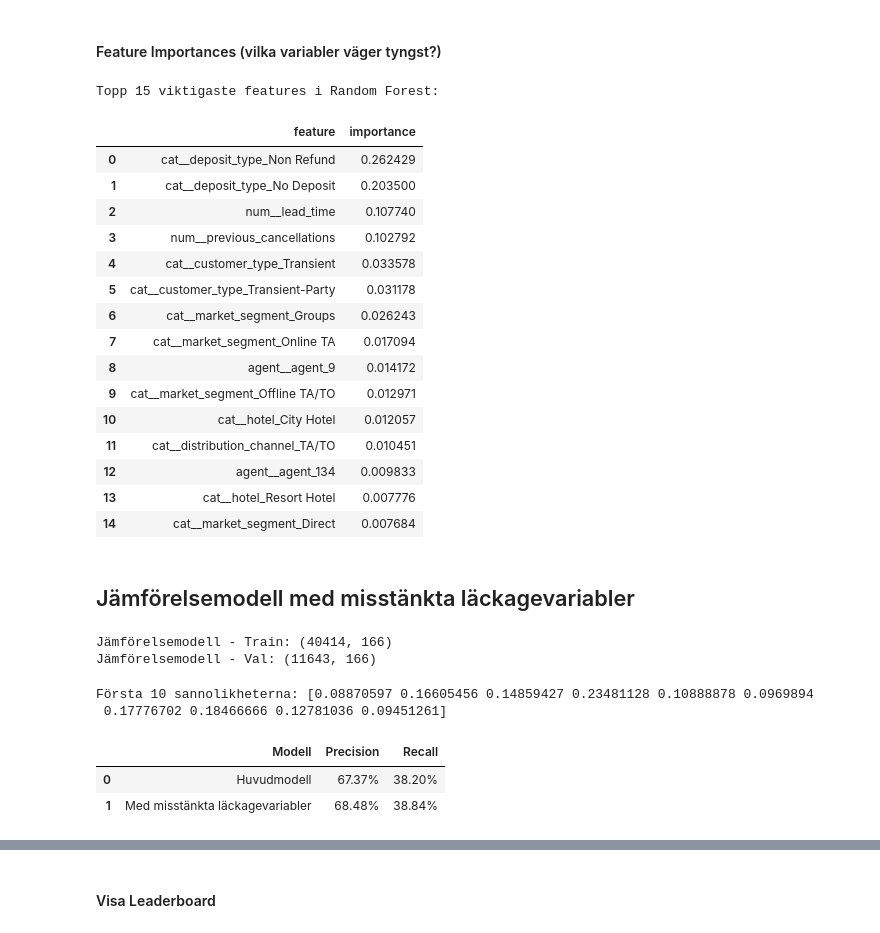
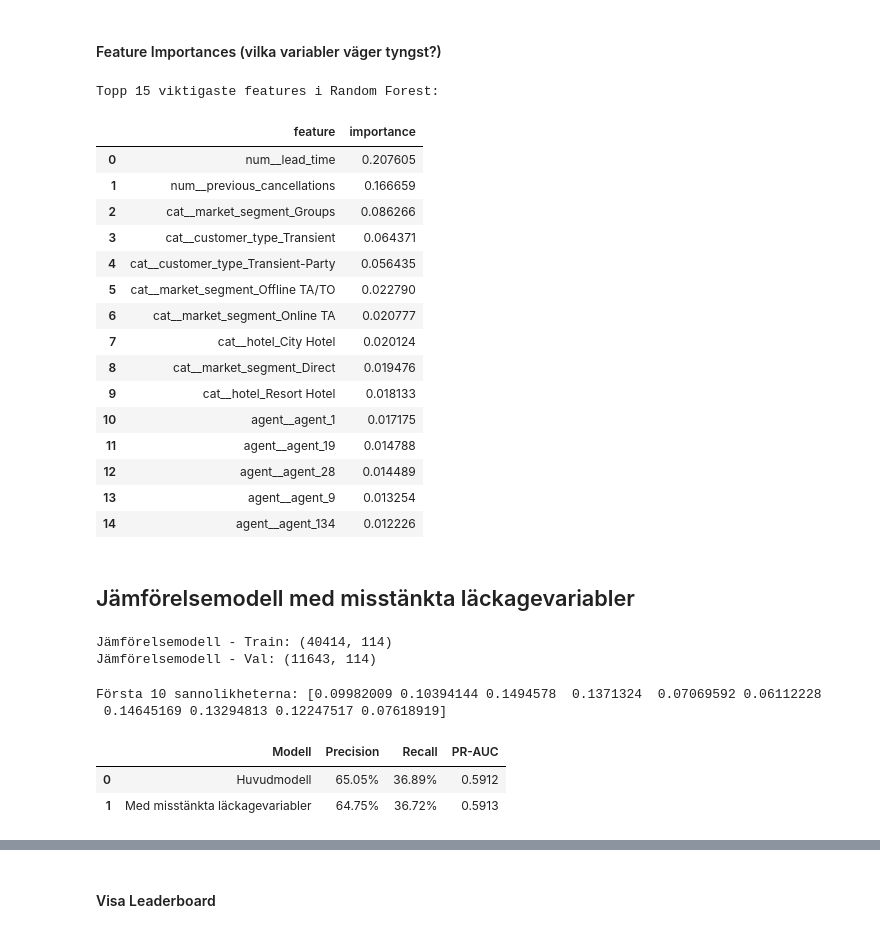
Before and after one commit to Shara-Hysen/data-science-group-project, a Jupyter notebook: notebooks/05_random_forest.ipynb, the cells around one changed output, grey strips where cells are left out. Saved outputs shown, nothing was run; the diff lists cells and outputs as text; code cells hidden in the pictures.

```diff
--- a/notebooks/05_random_forest.ipynb
+++ b/notebooks/05_random_forest.ipynb
@@ -58,11 +58,11 @@ Valideringsdata (val): (11643, 34)
 # %%
 # 1. Separera X och y för träning och validering
-X_train_full, y_train = split_features_target(train, include_deposit_type=True)
-X_val_full, y_val = split_features_target(val, include_deposit_type=True)
+X_train_full, y_train = split_features_target(train, include_deposit_type=False)
+X_val_full, y_val = split_features_target(val, include_deposit_type=False)
 
 # 2. Skapa preprocessor och transformera
 # Vi kör fit_transform på träning och bara transform på validering för att undvika dataläckage
-preprocessor_full = build_preprocessor(include_deposit_type=True)
+preprocessor_full = build_preprocessor(include_deposit_type=False)
 X_train_full_p = preprocessor_full.fit_transform(X_train_full)
 X_val_full_p = preprocessor_full.transform(X_val_full)
 
@@ -430,40 +444,40 @@ display(df_importance.head(15))
 # %% [output]
 Topp 15 viktigaste features i Random Forest:
 |  | feature | importance |
-| 0 | cat__deposit_type_Non Refund | 0.262429 |
-| 1 | cat__deposit_type_No Deposit | 0.203500 |
-| 2 | num__lead_time | 0.107740 |
-| 3 | num__previous_cancellations | 0.102792 |
-| 4 | cat__customer_type_Transient | 0.033578 |
-| 5 | cat__customer_type_Transient-Party | 0.031178 |
-| 6 | cat__market_segment_Groups | 0.026243 |
-| 7 | cat__market_segment_Online TA | 0.017094 |
-| 8 | agent__agent_9 | 0.014172 |
-| 9 | cat__market_segment_Offline TA/TO | 0.012971 |
-| 10 | cat__hotel_City Hotel | 0.012057 |
-| 11 | cat__distribution_channel_TA/TO | 0.010451 |
-| 12 | agent__agent_134 | 0.009833 |
-| 13 | cat__hotel_Resort Hotel | 0.007776 |
-| 14 | cat__market_segment_Direct | 0.007684 |
+| 0 | num__lead_time | 0.207605 |
+| 1 | num__previous_cancellations | 0.166659 |
+| 2 | cat__market_segment_Groups | 0.086266 |
+| 3 | cat__customer_type_Transient | 0.064371 |
+| 4 | cat__customer_type_Transient-Party | 0.056435 |
+| 5 | cat__market_segment_Offline TA/TO | 0.022790 |
+| 6 | cat__market_segment_Online TA | 0.020777 |
+| 7 | cat__hotel_City Hotel | 0.020124 |
+| 8 | cat__market_segment_Direct | 0.019476 |
+| 9 | cat__hotel_Resort Hotel | 0.018133 |
+| 10 | agent__agent_1 | 0.017175 |
+| 11 | agent__agent_19 | 0.014788 |
+| 12 | agent__agent_28 | 0.014489 |
+| 13 | agent__agent_9 | 0.013254 |
+| 14 | agent__agent_134 | 0.012226 |
 # %% [markdown]
 ## Jämförelsemodell med misstänkta läckagevariabler
 # %%
 # Förbered data med misstänkta läckagevariabler
 X_train_leak, y_train_leak = split_features_target(
     train,
-    include_deposit_type=True,
-    include_suspected_leakage=True
+    include_deposit_type=False,
+    include_suspected_leakage=False
 )
 
 X_val_leak, y_val_leak = split_features_target(
     val,
-    include_deposit_type=True,
-    include_suspected_leakage=True
+    include_deposit_type=False,
+    include_suspected_leakage=False
 )
 
 preprocessor_leak = build_preprocessor(
-    include_deposit_type=True,
-    include_suspected_leakage=True
+    include_deposit_type=False,
+    include_suspected_leakage=False
 )
 
 X_train_leak_p = preprocessor_leak.fit_transform(X_train_leak)
@@ -472,8 +486,8 @@ X_val_leak_p = preprocessor_leak.transform(X_val_leak)
 print("Jämförelsemodell - Train:", X_train_leak_p.shape)
 print("Jämförelsemodell - Val:", X_val_leak_p.shape)
 # %% [output]
-Jämförelsemodell - Train: (40414, 166)
-Jämförelsemodell - Val: (11643, 166)
+Jämförelsemodell - Train: (40414, 114)
+Jämförelsemodell - Val: (11643, 114)
 # %%
 # Samma hyperparametrar som huvudmodellen
 rf_leak = train_random_forest(
@@ -492,37 +506,40 @@ probas_leak = predict_probabilities(
 
 print("Första 10 sannolikheterna:", probas_leak[:10])
 # %% [output]
-Första 10 sannolikheterna: [0.08870597 0.16605456 0.14859427 0.23481128 0.10888878 0.0969894
- 0.17776702 0.18466666 0.12781036 0.09451261]
+Första 10 sannolikheterna: [0.09982009 0.10394144 0.1494578  0.1371324  0.07069592 0.06112228
+ 0.14645169 0.13294813 0.12247517 0.07618919]
 # %%
 # Utvärdera jämförelsemodellen
 metrics_leak = evaluate_top_share(
     y_val_leak,
     probas_leak,
     share=0.20
 )
 
 # Jämför med huvudmodellen
 comparison = pd.DataFrame([
     {
         "Modell": "Huvudmodell",
         "Precision": metrics_full["precision"],
-        "Recall": metrics_full["recall"]
+        "Recall": metrics_full["recall"],
+        "PR-AUC": metrics_full["pr_auc"]
     },
     {
         "Modell": "Med misstänkta läckagevariabler",
         "Precision": metrics_leak["precision"],
-        "Recall": metrics_leak["recall"]
+        "Recall": metrics_leak["recall"],
+        "PR-AUC": metrics_leak["pr_auc"]
     }
 ])
 
 display(
     comparison.style.format({
         "Precision": "{:.2%}",
-        "Recall": "{:.2%}"
+        "Recall": "{:.2%}",
+        "PR-AUC": "{:.4f}"
     })
 )
 # %% [output]
-|  | Modell | Precision | Recall |
-| 0 | Huvudmodell | 67.37% | 38.20% |
-| 1 | Med misstänkta läckagevariabler | 68.48% | 38.84% |
+|  | Modell | Precision | Recall | PR-AUC |
+| 0 | Huvudmodell | 65.05% | 36.89% | 0.5912 |
+| 1 | Med misstänkta läckagevariabler | 64.75% | 36.72% | 0.5913 |
```
Also changed, not shown: parts of 24 cells of this notebook, 2 other files.
